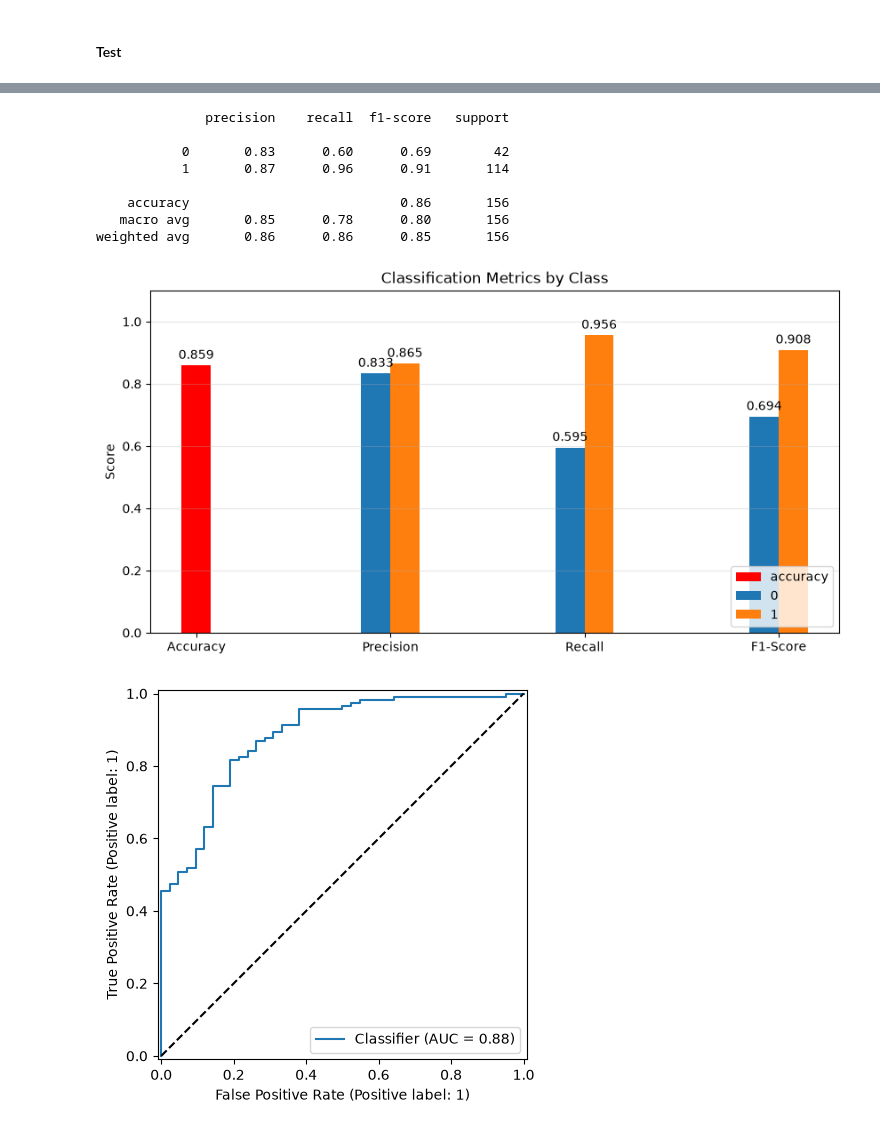
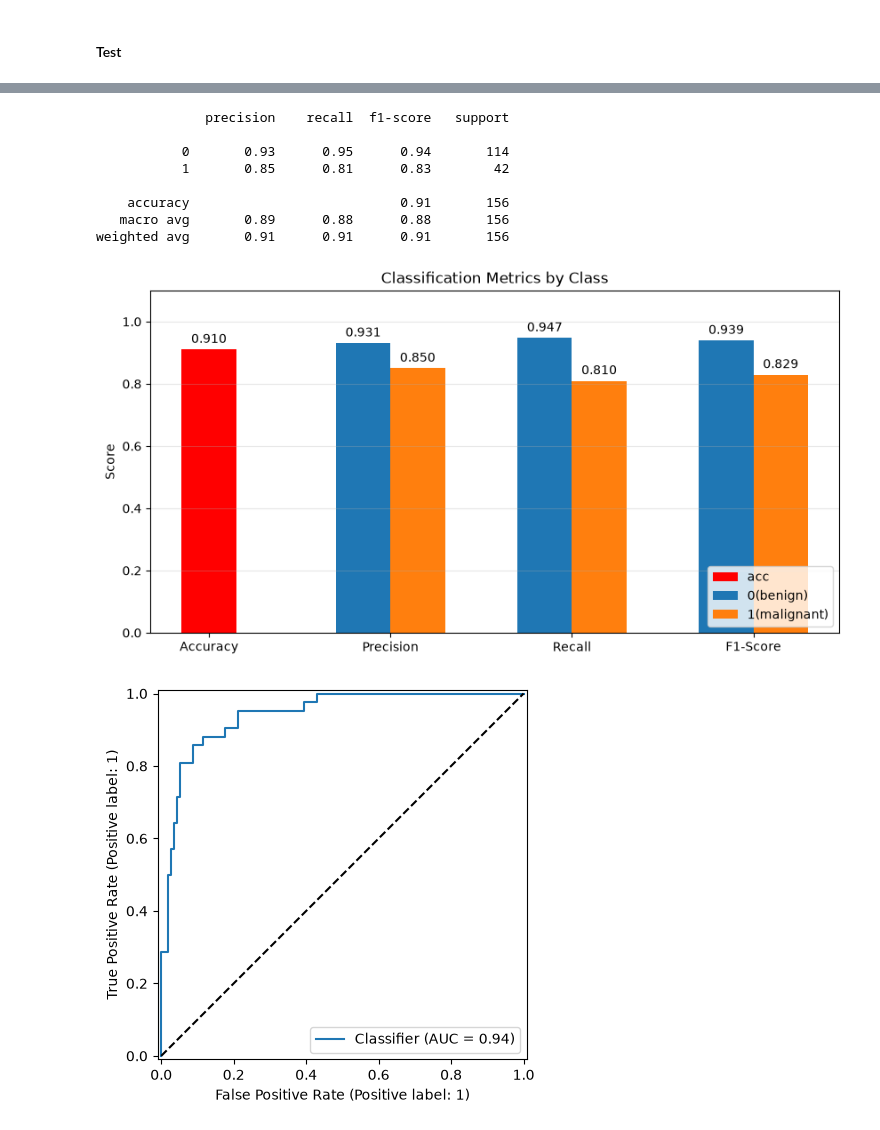
Before and after one commit to leejsya/BreastMNIST, a Jupyter notebook: BreastMNIST_Classification.ipynb, the cells around one changed output, grey strips where cells are left out. Cells and saved outputs as stored; diff of their text form; code cells hidden in the pictures.

```diff
--- a/BreastMNIST_Classification.ipynb
+++ b/BreastMNIST_Classification.ipynb
@@ -393,26 +307,22 @@ test_dataset = BMNISTDataset(
 # %%
 from torch.utils.data import DataLoader
 
-torch.manual_seed(seed)
 train_dataloader = DataLoader(
     dataset=train_dataset,
-    batch_size=48,
+    batch_size=16,
     shuffle=True
 )
 val_dataloader = DataLoader(
     dataset=val_dataset,
-    batch_size=36,
+    batch_size=26,
 
 )
 test_dataloader = DataLoader(
     dataset=test_dataset,
-    batch_size=36
+    batch_size=32
 )
 # %% [markdown]
 #### Training Loop
-# %%
-# loss function
-loss_fn = nn.BCEWithLogitsLoss()
 # %%
 # Evaluation Function
 def evaluate(dataloader, model, loss_fn):
@@ -471,14 +400,30 @@ import torch.optim as optim
 
 min_loss = float('inf')
 
+history_dict = {
+    "train_loss" : [],
+    "train_acc" : [],
+    "val_loss" : [],
+    "val_acc" : [],
+}
+
+''' loss function '''
+# idx_1 : 라벨이 1인 이미지의 인덱스 리스트
+# 전체 샘플 중 라벨이 1인 샘플의 비율의 역수를 가중치로 설정
+weight_value = len(labels) / len(idx_1)
+# 클래스 1에 가중치 부여
+pos_weight = torch.tensor([weight_value], device=device)
+loss_fn = nn.BCEWithLogitsLoss(pos_weight=pos_weight)
+
 # 1단계 학습을 위한 optimizer
 optimizer1 = optim.Adam(model.fc.parameters(), lr=1e-3)
 
 # 1단계 학습 진행
-min_loss = Train_Loop(
+min_loss, history_dict = Train_Loop(
     dataloader=train_dataloader,
     model=model,
     optimizer=optimizer1,
-    epochs=10,
-    min_loss=min_loss
+    epochs=15,
+    min_loss=min_loss,
+    history_dict=history_dict
 )
@@ -565,49 +542,49 @@ plt.show()
 # %%
 from sklearn.metrics import classification_report
 
-report = classification_report(all_labels[test_indices], all_preds, output_dict=True)
-print(classification_report(all_labels[test_indices], all_preds))
+report = classification_report(data_dict['test_labels'], all_preds, output_dict=True)
+print(classification_report(data_dict['test_labels'], all_preds))
 # %% [output]
               precision    recall  f1-score   support
 
-           0       0.83      0.60      0.69        42
-           1       0.87      0.96      0.91       114
+           0       0.93      0.95      0.94       114
+           1       0.85      0.81      0.83        42
 
-    accuracy                           0.86       156
-   macro avg       0.85      0.78      0.80       156
-weighted avg       0.86      0.86      0.85       156
+    accuracy                           0.91       156
+   macro avg       0.89      0.88      0.88       156
+weighted avg       0.91      0.91      0.91       156
 # %%
 classes = ['0', '1']
 metrics = ['precision', 'recall', 'f1-score']
 accuracy = report['accuracy']
 
 x = np.arange(len(metrics)) + 1
-width = 0.15
+width = 0.3
 
 fig, ax = plt.subplots(figsize=(10,5))
 
 acc_bar = ax.bar(0, accuracy, width, color='r', label='accuracy')
 ax.bar_label(acc_bar, fmt='%.3f', padding=3)
 
 for i, cls in enumerate(classes):
     values = [report[cls][m] for m in metrics]
     bars = ax.bar(x + (i - 0.5) * width, values, width, label=cls)
     ax.bar_label(bars, fmt='%.3f', padding=3)
 
 ax.set_xticks(np.arange(len(metrics) + 1), ['Accuracy', 'Precision', 'Recall', 'F1-Score'])
 ax.set_ylabel('Score')
 ax.set_ylim(0, 1.1)
 ax.set_title('Classification Metrics by Class')
-ax.legend(loc='lower right')
+ax.legend(['acc','0(benign)','1(malignant)'], loc='lower right')
 ax.grid(axis='y', alpha=0.3)
 plt.show()
 # %% [output]
-[figure, old version]
+[figure, new version]
 # %%
 from sklearn.metrics import RocCurveDisplay
 
-RocCurveDisplay.from_predictions(all_labels[test_indices], all_probs)
+RocCurveDisplay.from_predictions(data_dict['test_labels'], all_probs)
 plt.plot([0,1], [0,1], "k--")
 plt.show()
 # %% [output]
-[figure, old version]
+[figure, new version]
```
Also changed, not shown: parts of 31 cells of this notebook.
